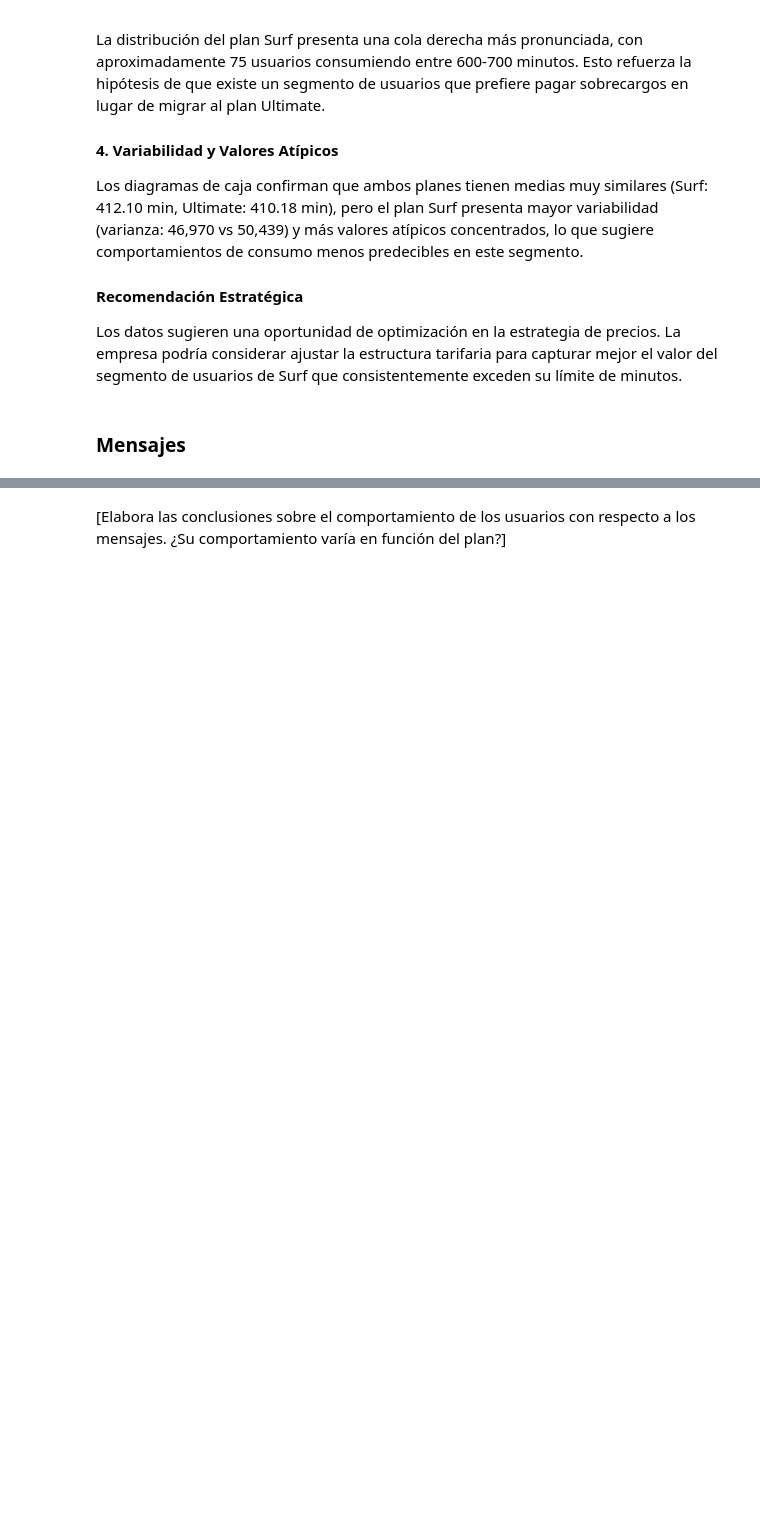
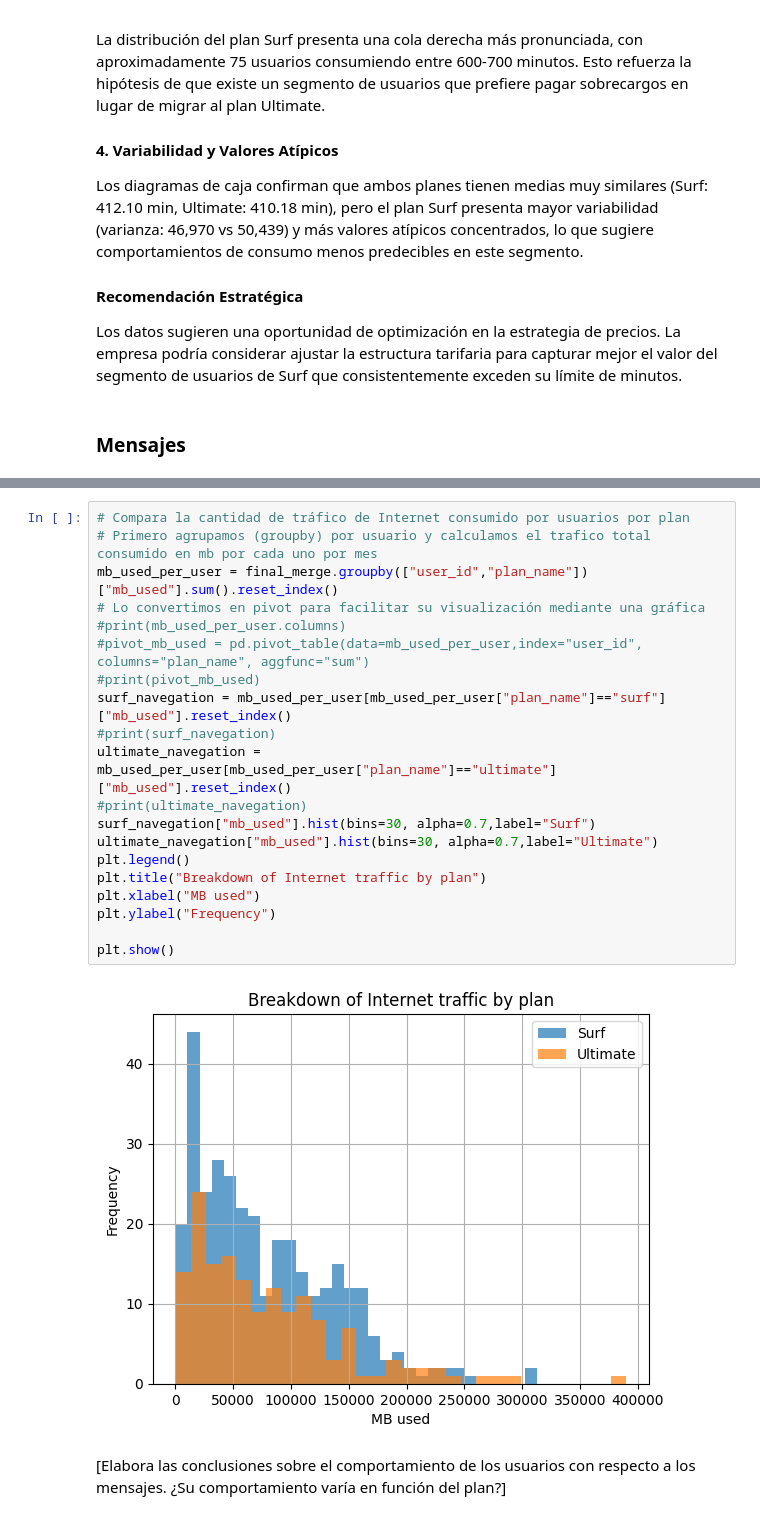
Before and after one commit to carloscarranza2486/tripleten-data-science, a Jupyter notebook: sprint-05-data_statistical-analysis/final_project_megaline_fees/notebook.ipynb, the cells around one changed output, grey strips where cells are left out. Drawn from its saved outputs; the diff is of its cells as text; blank space fills up the shorter version.

```diff
--- a/sprint-05-data_statistical-analysis/final_project_megaline_fees/notebook.ipynb
+++ b/sprint-05-data_statistical-analysis/final_project_megaline_fees/notebook.ipynb
@@ -719,3 +764,25 @@ Los datos sugieren una oportunidad de optimización en la estrategia de precios.
+# %%
+# Compara la cantidad de tráfico de Internet consumido por usuarios por plan
+# Primero agrupamos (groupby) por usuario y calculamos el trafico total consumido en mb por cada uno por mes
+mb_used_per_user = final_merge.groupby(["user_id","plan_name"])["mb_used"].sum().reset_index()
+# Lo convertimos en pivot para facilitar su visualización mediante una gráfica
+#print(mb_used_per_user.columns)
+#pivot_mb_used = pd.pivot_table(data=mb_used_per_user,index="user_id", columns="plan_name", aggfunc="sum")
+#print(pivot_mb_used)
+surf_navegation = mb_used_per_user[mb_used_per_user["plan_name"]=="surf"]["mb_used"].reset_index()
+#print(surf_navegation)
+ultimate_navegation = mb_used_per_user[mb_used_per_user["plan_name"]=="ultimate"]["mb_used"].reset_index()
+#print(ultimate_navegation)
+surf_navegation["mb_used"].hist(bins=30, alpha=0.7,label="Surf")
+ultimate_navegation["mb_used"].hist(bins=30, alpha=0.7,label="Ultimate")
+plt.legend()
+plt.title("Breakdown of Internet traffic by plan")
+plt.xlabel("MB used")
+plt.ylabel("Frequency")
+
+plt.show()
+# %% [output]
+[figure, added]
 # %% [markdown]
 [Elabora las conclusiones sobre el comportamiento de los usuarios con respecto a los mensajes. ¿Su comportamiento varía en función del plan?]
 # %% [markdown]
```
Also changed, not shown: parts of 6 cells of this notebook.
